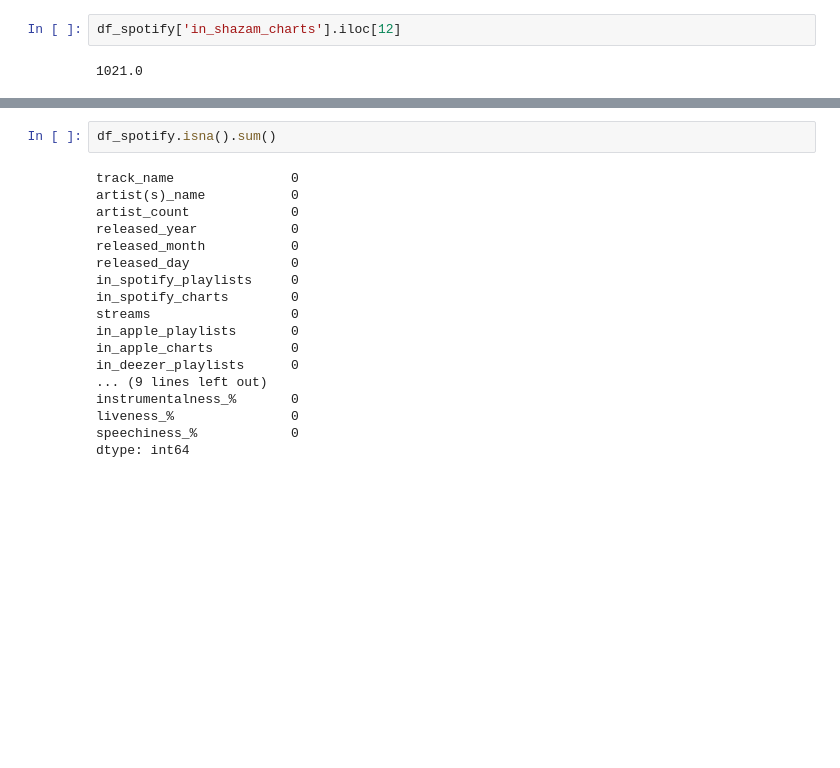
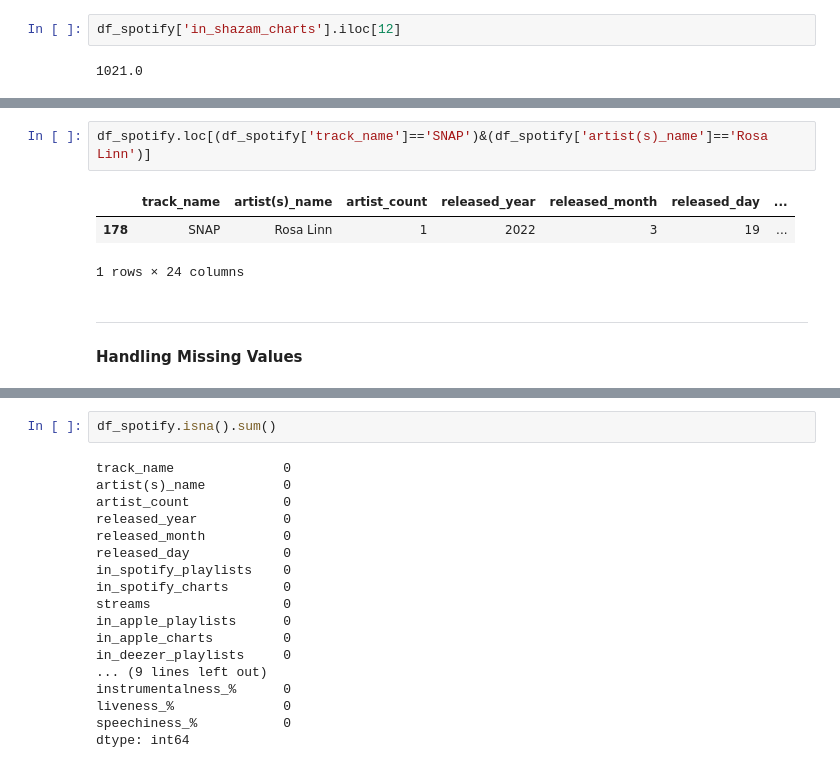
Before and after one commit to Angel0po/EDA_BON-AO, a Jupyter notebook: EDA_BON-AO.ipynb, the cells around one changed output, grey strips where cells are left out. Cells and saved outputs as stored; diff of their text form; blank space fills up the shorter version.

```diff
--- a/EDA_BON-AO.ipynb
+++ b/EDA_BON-AO.ipynb
@@ -146,0 +244,9 @@ df_spotify['in_shazam_charts'].iloc[12]
+# %%
+df_spotify.loc[(df_spotify['track_name']=='SNAP')&(df_spotify['artist(s)_name']=='Rosa Linn')]
+# %% [output]
+|  | track_name | artist(s)_name | artist_count | released_year | released_month | released_day | ... |
+| 178 | SNAP | Rosa Linn | 1 | 2022 | 3 | 19 | ... |
+1 rows × 24 columns
+# %% [markdown]
+---
+#### Handling Missing Values
```
Also changed, not shown: parts of 61 cells of this notebook.
